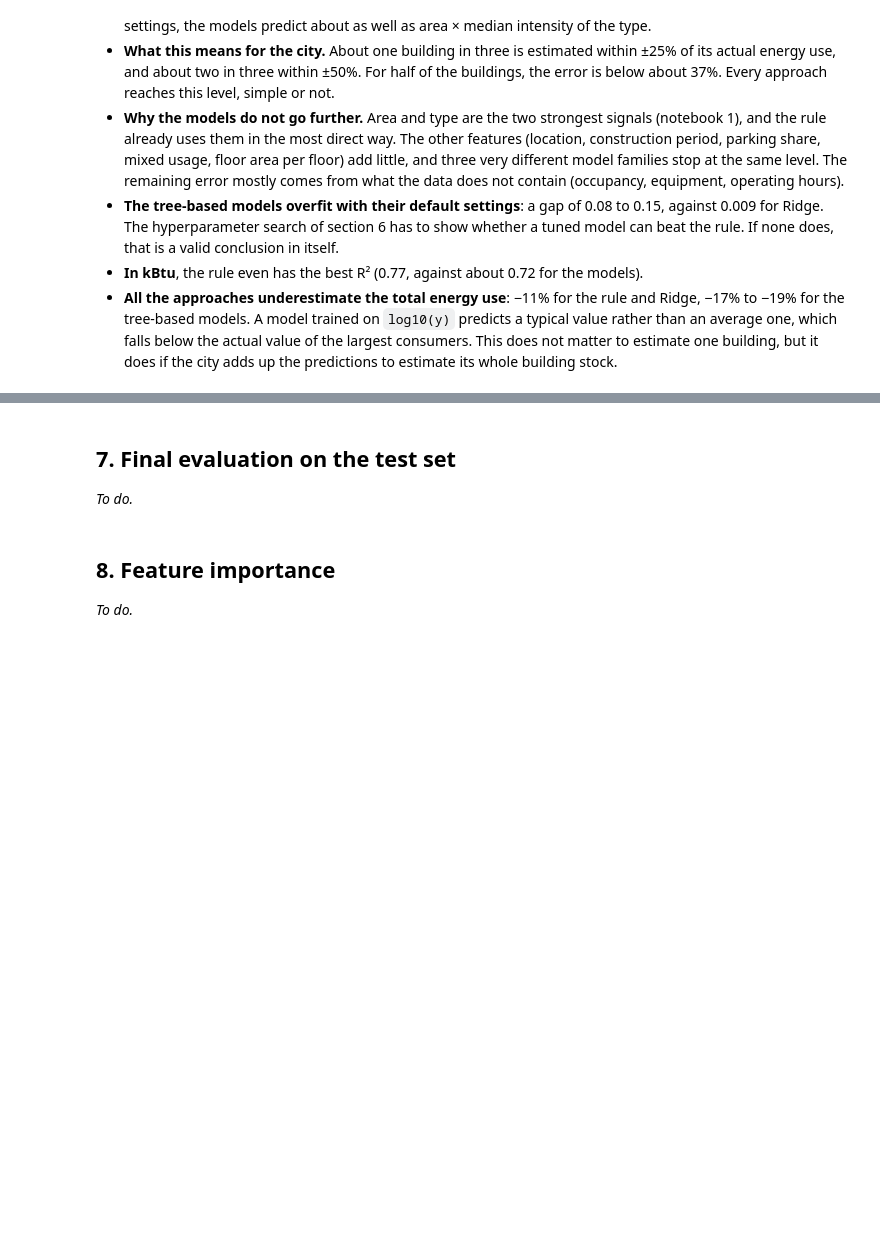
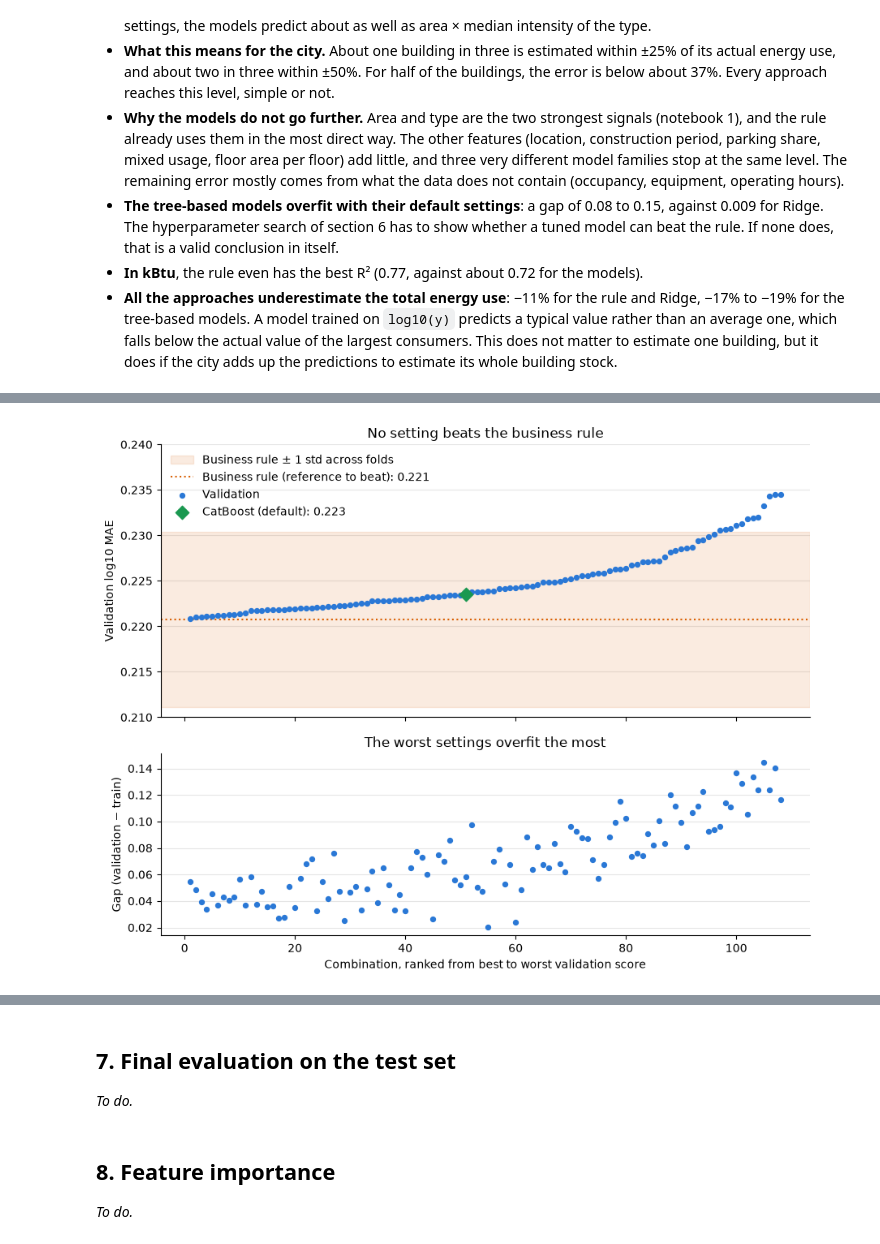
Before and after one commit to dapitch666/oc-p03-seattle-building-energy, a Jupyter notebook: notebooks/03_modeling.ipynb, the cells around one changed output, grey strips where cells are left out. Drawn from its saved outputs; the diff is of its cells as text; code cells hidden in the pictures; blank space fills up the shorter version.

Commit message:
Add CatBoost grid search

```diff
--- a/notebooks/03_modeling.ipynb
+++ b/notebooks/03_modeling.ipynb
@@ -769,0 +900,61 @@ _To do._
+# %%
+# The 108 combinations ranked from best to worst validation score
+ranked = search.sort_values("mean_test_neg_log10_mae", ascending=False)
+rank = np.arange(1, len(ranked) + 1)
+val_mae = -ranked["mean_test_neg_log10_mae"].to_numpy()
+train_mae = -ranked["mean_train_neg_log10_mae"].to_numpy()
+gap = val_mae - train_mae
+
+rule_mae = results.loc["Business rule (area x type)", "log10_mae_val_mean"]
+rule_std = results.loc["Business rule (area x type)", "log10_mae_val_std"]
+default_mae = results.loc["CatBoost (default)", "log10_mae_val_mean"]
+default_rank = 1 + (val_mae < default_mae).sum()  # where the default would be ranked
+
+fig, (ax_top, ax_bottom) = plt.subplots(
+    2, 1, figsize=(9, 7), sharex=True, gridspec_kw={"height_ratios": [3, 2]}
+)
+
+# Top: validation alone, zoomed in
+ax_top.axhspan(
+    rule_mae - rule_std,
+    rule_mae + rule_std,
+    color="#d95f02",
+    alpha=0.12,
+    label="Business rule ± 1 std across folds",
+)
+ax_top.axhline(
+    rule_mae,
+    color="#d95f02",
+    linestyle=":",
+    linewidth=1.5,
+    label=f"Business rule (reference to beat): {rule_mae:.3f}",
+)
+ax_top.scatter(rank, val_mae, s=18, color="#2a78d6", label="Validation", zorder=3)
+ax_top.scatter(
+    default_rank,
+    default_mae,
+    s=70,
+    marker="D",
+    color="#1a9850",
+    label=f"CatBoost (default): {default_mae:.3f}",
+    zorder=4,
+)
+ax_top.set_ylim(0.21, max(0.24, val_mae.max() + 0.003))
+ax_top.set_ylabel("Validation log10 MAE")
+ax_top.set_title("No setting beats the business rule")
+ax_top.legend(frameon=False, loc="upper left")
+
+# Bottom: overfitting gap
+ax_bottom.scatter(rank, gap, s=18, color="#2a78d6")
+ax_bottom.set_ylabel("Gap (validation − train)")
+ax_bottom.set_xlabel("Combination, ranked from best to worst validation score")
+ax_bottom.set_title("The worst settings overfit the most")
+
+for ax in (ax_top, ax_bottom):
+    ax.spines[["top", "right"]].set_visible(False)
+    ax.grid(axis="y", color="#e5e5e5")
+    ax.set_axisbelow(True)
+plt.tight_layout()
+plt.show()
+# %% [output]
+[figure, added]
```
Also changed, not shown: parts of 7 cells of this notebook.
